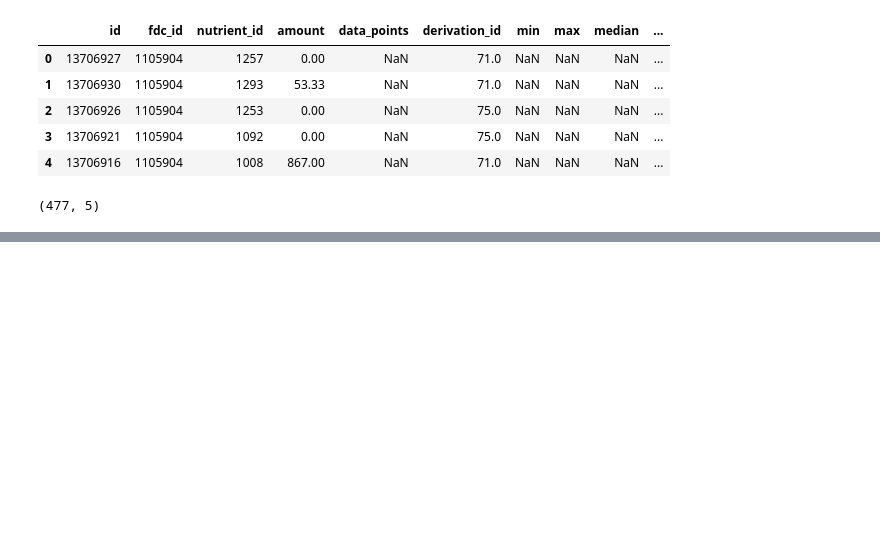
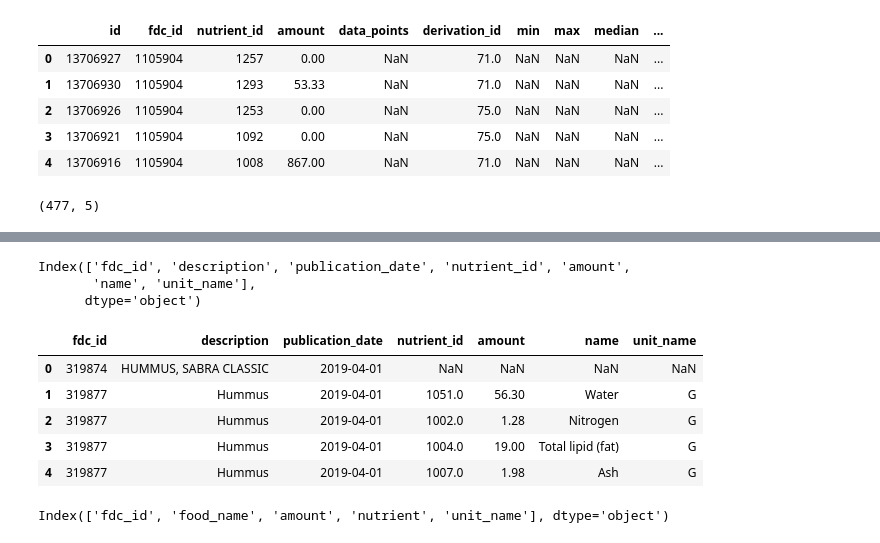
Before and after one commit to Chittal/Diet_Plan_Recommendation_LLM_RAG, a Jupyter notebook: usda_food_data_analysis.ipynb, the cells around one changed output, grey strips where cells are left out. Drawn from its saved outputs; the diff is of its cells as text; code cells hidden in the pictures; blank space fills up the shorter version.

Commit message:
created foundation data separately

```diff
--- a/usda_food_data_analysis.ipynb
+++ b/usda_food_data_analysis.ipynb
@@ -255,0 +93,31 @@ Name: count, Length: 254, dtype: int64
+# %%
+def combine_all_years(PATH, file_path):
+    # Walk through each sub-directory and process the files
+    combined_data = pd.DataFrame()
+
+    # Traverse through folders, merging each year's data
+    for root, dirs, files in os.walk(PATH):
+        # Check if the current folder contains the necessary files
+        print(root, dirs, files)
+        if 'food.csv' in files and 'food_nutrient.csv' in files and 'nutrient.csv' in files:
+            # process food_df
+            food_df = pd.read_csv(os.path.join(root, 'food.csv'))
+            food_df = food_df[['fdc_id', 'description', 'publication_date']]
+            food_df = food_df.drop_duplicates(subset='description', keep='first')
+            # process food_nutrients_df
+            food_nutrients_df = pd.read_csv(os.path.join(root, 'food_nutrient.csv'))
+            food_nutrients_df = food_nutrients_df[['fdc_id', 'nutrient_id', 'amount']]
+            # process nutrients_df
+            nutrient_df = pd.read_csv(os.path.join(root, 'nutrient.csv'))
+            nutrient_df = nutrient_df[['id', 'name', 'unit_name']]
+            nutrient_df = nutrient_df.rename(columns={'id': 'nutrient_id'})
+
+            merged_food_nutrients = food_df.merge(food_nutrients_df, on='fdc_id', how='left')
+            merged_data = merged_food_nutrients.merge(nutrient_df, on='nutrient_id', how='left')
+
+            combined_data = pd.concat([combined_data, merged_data], ignore_index=True)
+
+    # Save combined data to a single CSV file
+    combined_data.to_csv(file_path, index=False)
+    print(combined_data.size)
+    return combined_data
@@ -255,0 +131,6 @@ Name: count, Length: 254, dtype: int64
+# %%
+file_path = 'data/foundation_food_data.csv'
+if not os.path.exists(file_path):
+    foundation_df = combine_all_years(BASE_DIR + '/' + FOUNDATION_FOOD_PATH, file_path)
+else:
+    foundation_df = pd.read_csv(file_path)
@@ -255,0 +144,19 @@ Name: count, Length: 254, dtype: int64
+# %%
+print(foundation_df.columns)
+foundation_df.head()
+# %% [output]
+Index(['fdc_id', 'description', 'publication_date', 'nutrient_id', 'amount',
+       'name', 'unit_name'],
+      dtype='object')
+|  | fdc_id | description | publication_date | nutrient_id | amount | name | unit_name |
+| 0 | 319874 | HUMMUS, SABRA CLASSIC | 2019-04-01 | NaN | NaN | NaN | NaN |
+| 1 | 319877 | Hummus | 2019-04-01 | 1051.0 | 56.30 | Water | G |
+| 2 | 319877 | Hummus | 2019-04-01 | 1002.0 | 1.28 | Nitrogen | G |
+| 3 | 319877 | Hummus | 2019-04-01 | 1004.0 | 19.00 | Total lipid (fat) | G |
+| 4 | 319877 | Hummus | 2019-04-01 | 1007.0 | 1.98 | Ash | G |
+# %%
+foundation_df = foundation_df.drop(columns=['publication_date', 'nutrient_id'])
+foundation_df = foundation_df.rename(columns={'name': 'nutrient', 'description': 'food_name'})
+foundation_df.columns
+# %% [output]
+Index(['fdc_id', 'food_name', 'amount', 'nutrient', 'unit_name'], dtype='object')
```
Also changed, not shown: parts of 39 cells of this notebook, 2 other files.
